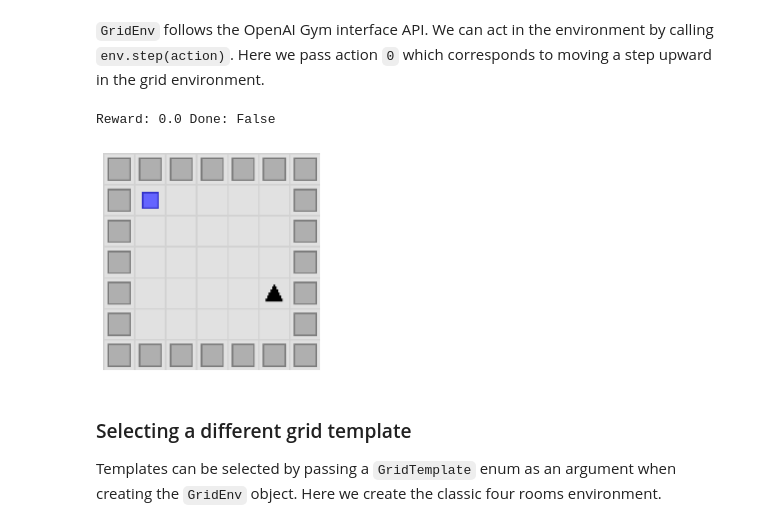
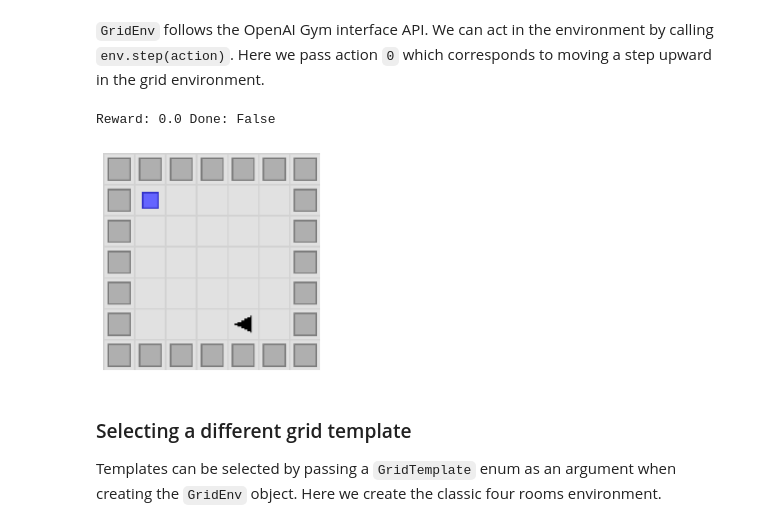
Before and after one commit to awjuliani/neuro-nav, a Jupyter notebook: notebooks/usage_tutorial.ipynb, the cells around one changed output. Cells and saved outputs as stored; diff of their text form; code cells hidden in the pictures.

```diff
--- a/notebooks/usage_tutorial.ipynb
+++ b/notebooks/usage_tutorial.ipynb
@@ -29,12 +29,12 @@ env.render()
 # %% [markdown]
 `GridEnv` follows the OpenAI Gym interface API. We can act in the environment by calling `env.step(action)`. Here we pass action `0` which corresponds to moving a step upward in the grid environment.
 # %%
-obs, reward, done, _ = env.step(0)
+obs, reward, done, _ = env.step(3)
 print(f"Reward: {reward}", f"Done: {done}")
 env.render()
 # %% [output]
 Reward: 0.0 Done: False
-[figure, old version]
+[figure, new version]
 # %% [markdown]
 ### Selecting a different grid template
 
```
Also changed, not shown: parts of 7 cells of this notebook, 25 other files.
